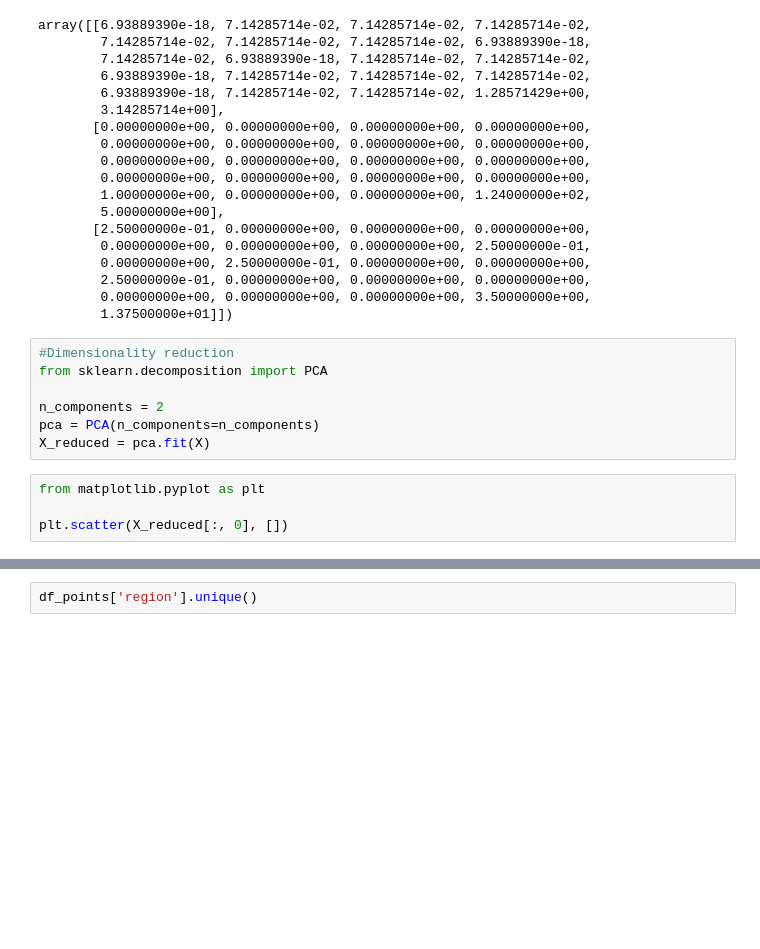
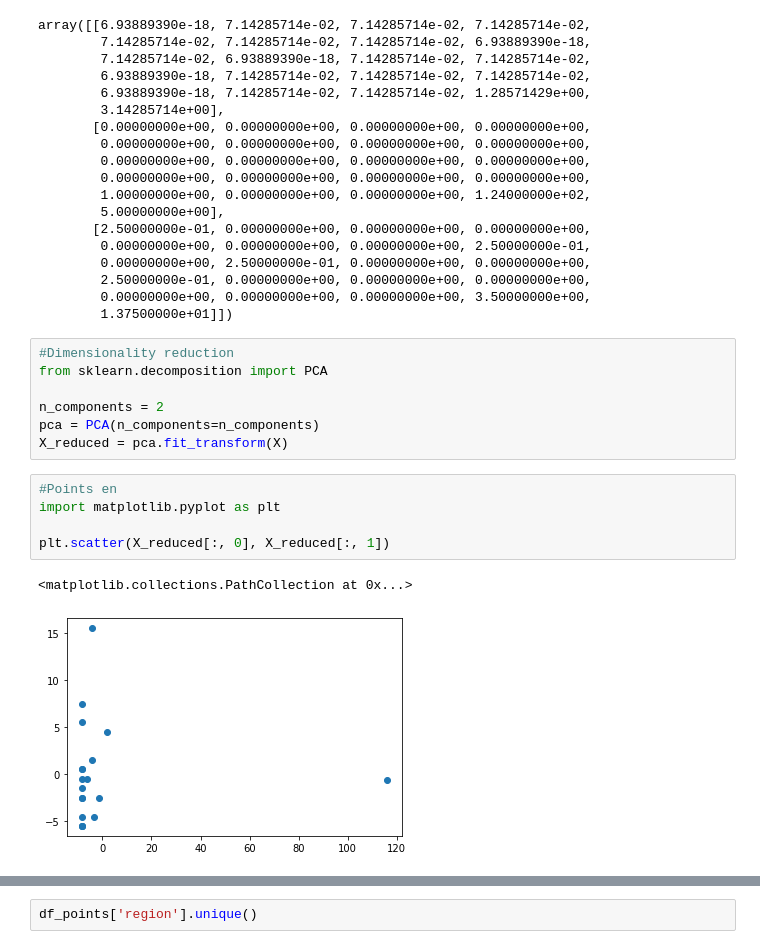
Before and after one commit to Ouardavalue/EDP, a Jupyter notebook: EDP.ipynb, the cells around one changed output, grey strips where cells are left out. Saved outputs shown, nothing was run; the diff lists cells and outputs as text; blank space fills up the shorter version.

```diff
--- a/EDP.ipynb
+++ b/EDP.ipynb
@@ -315,8 +315,12 @@ from sklearn.decomposition import PCA
 
 n_components = 2
 pca = PCA(n_components=n_components)
-X_reduced = pca.fit(X)
+X_reduced = pca.fit_transform(X)
 # %%
-from matplotlib.pyplot as plt
+#Points en
+import matplotlib.pyplot as plt
 
-plt.scatter(X_reduced[:, 0], [])
+plt.scatter(X_reduced[:, 0], X_reduced[:, 1])
+# %% [output]
+<matplotlib.collections.PathCollection at 0x...>
+[figure, added]
```
Also changed, not shown: parts of 1 cell of this notebook.
